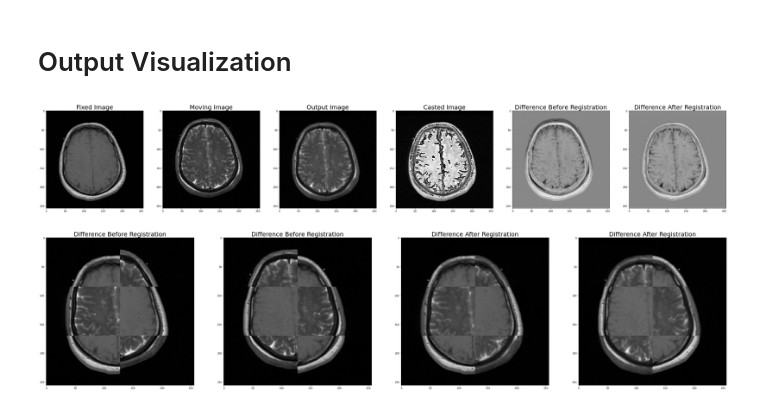
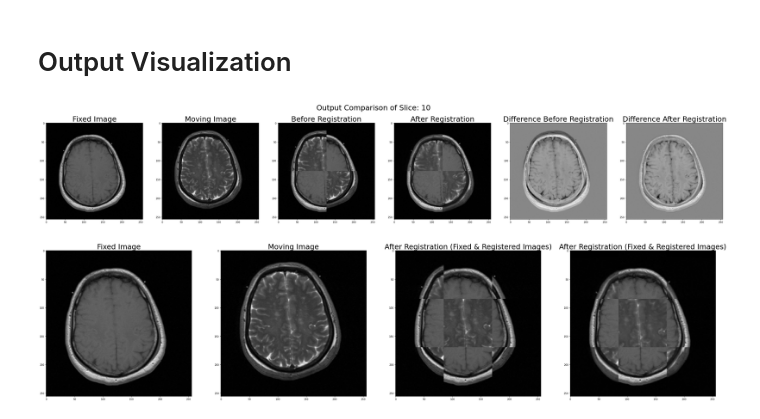
Before and after one commit to Vinith-Kugathasan/Image-Registration-with-ITK, a Jupyter notebook: ITK_Registration.ipynb, the cells around one changed output. Saved outputs shown, nothing was run; the diff lists cells and outputs as text; code cells hidden in the pictures.

```diff
--- a/ITK_Registration.ipynb
+++ b/ITK_Registration.ipynb
@@ -267,27 +303,32 @@ writer.Update()
 # Output Visualization
 # %%
 slice = 10
-fig, ax = plt.subplots(1,6, figsize=(50,25))
-ax[0].imshow(fixed_3d[slice], cmap='gray'), ax[0].set_title('Fixed Image', fontsize = 25)
-ax[1].imshow(moving_3d[slice], cmap='gray'), ax[1].set_title('Moving Image', fontsize = 25)
-ax[2].imshow(out_3d[slice], cmap='gray'), ax[2].set_title('Output Image', fontsize = 25)
-ax[3].imshow(caster_3d[slice], cmap='gray'), ax[3].set_title('Casted Image', fontsize = 25)
-ax[4].imshow(before_diff[slice], cmap='gray'), ax[4].set_title('Difference Before Registration', fontsize = 25)
-ax[5].imshow(after_diff[slice], cmap='gray'), ax[5].set_title('Difference After Registration', fontsize = 25);
+n_regions = [2,2]
+before_comp_1, before_comp_2 = comp_reg(n_regions, fixed_3d, moving_3d)
+after_comp_1, after_comp_2 = comp_reg(n_regions, fixed_3d, out_3d)
+
+fig, ax = plt.subplots(1,6, figsize=(50,8))
+fig.suptitle(f'Output Comparison of Slice: {slice}', fontsize = 30)
+ax[0].imshow(fixed_3d[slice], cmap='gray'), ax[0].set_title('Fixed Image', fontsize = 30)
+ax[1].imshow(moving_3d[slice], cmap='gray'), ax[1].set_title('Moving Image', fontsize = 30)
+ax[2].imshow(before_comp_1[slice], cmap='gray'), ax[2].set_title('Before Registration', fontsize = 30)
+ax[3].imshow(after_comp_1[slice], cmap='gray'), ax[3].set_title('After Registration', fontsize = 30);
+ax[4].imshow(before_diff[slice], cmap='gray'), ax[4].set_title('Difference Before Registration', fontsize = 30)
+ax[5].imshow(after_diff[slice], cmap='gray'), ax[5].set_title('Difference After Registration', fontsize = 30);
 # %% [output]
-[figure, old version]
+[figure, new version]
 # %%
 import numpy as np
 slice = 10
-n_region = 6
+n_regions = [3,3]
 
-before_comp_1, before_comp_2 = comp_reg(n_region, fixed_3d, moving_3d)
-after_comp_1, after_comp_2 = comp_reg(n_region, fixed_3d, out_3d)
+before_comp_1, before_comp_2 = comp_reg(n_regions, fixed_3d, moving_3d)
+after_comp_1, after_comp_2 = comp_reg(n_regions, fixed_3d, out_3d)
 
 fig, ax = plt.subplots(1,4, figsize=(50,25))
-ax[0].imshow(before_comp_1[slice], cmap='gray'), ax[0].set_title('Difference Before Registration', fontsize = 25)
-ax[1].imshow(before_comp_2[slice], cmap='gray'), ax[1].set_title('Difference Before Registration', fontsize = 25)
-ax[2].imshow(after_comp_1[slice], cmap='gray'), ax[2].set_title('Difference After Registration', fontsize = 25)
-ax[3].imshow(after_comp_2[slice], cmap='gray'), ax[3].set_title('Difference After Registration', fontsize = 25);
+ax[0].imshow(fixed_3d[slice], cmap='gray'), ax[0].set_title('Fixed Image', fontsize = 30)
+ax[1].imshow(moving_3d[slice], cmap='gray'), ax[1].set_title('Moving Image', fontsize = 30)
+ax[2].imshow(before_comp_1[slice], cmap='gray'), ax[2].set_title('After Registration (Fixed & Registered Images)', fontsize = 30)
+ax[3].imshow(after_comp_1[slice], cmap='gray'), ax[3].set_title('After Registration (Fixed & Registered Images)', fontsize = 30);
 # %% [output]
-[figure, old version]
+[figure, new version]
```
Also changed, not shown: parts of 15 cells of this notebook, 9 other files.
